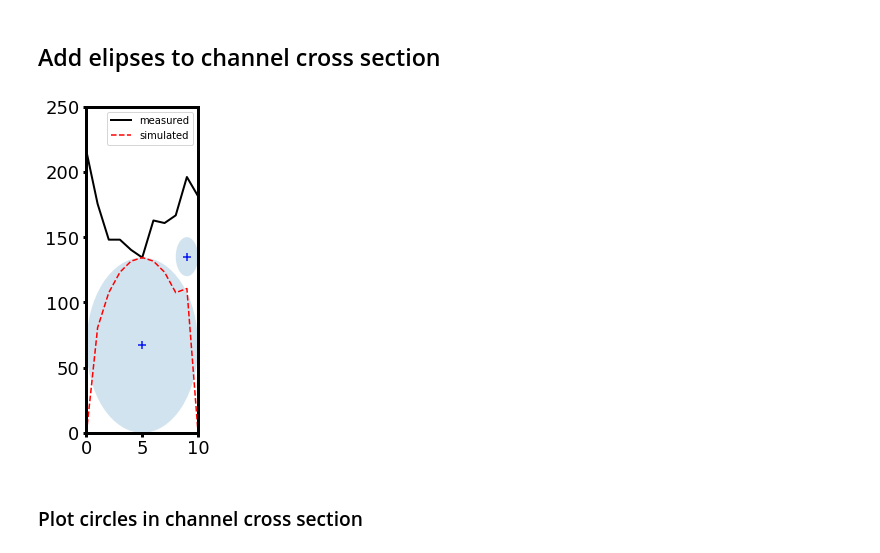
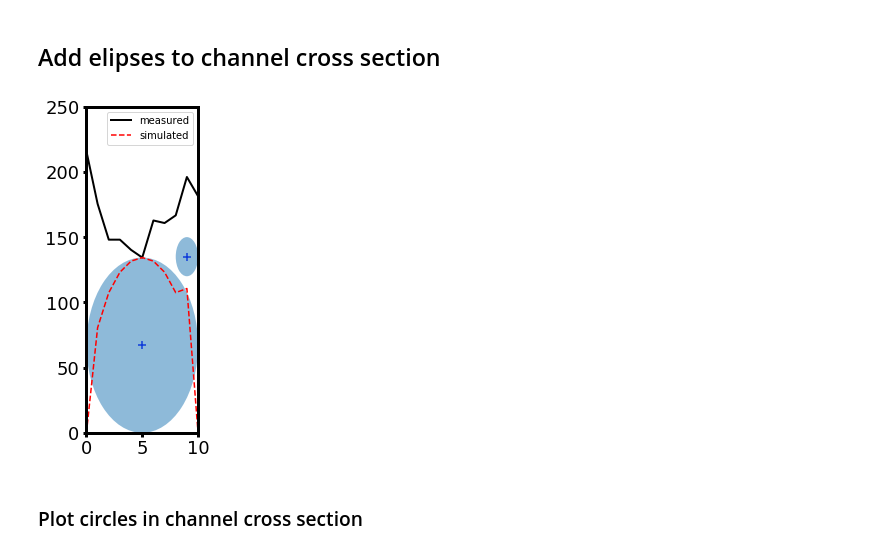
Before and after one commit to ericmuckley/fluid_channel_modeling, a Jupyter notebook: channel_modeling_disks.ipynb, the cells around one changed output. Drawn from its saved outputs; the diff is of its cells as text; code cells hidden in the pictures.

```diff
--- a/channel_modeling_disks.ipynb
+++ b/channel_modeling_disks.ipynb
@@ -302,7 +302,7 @@ bub = {
     'verts': []}
 
 # create initial ellipse
-ellipse_object = patches.Ellipse(bub['c'][0], bub['w'][0], bub['h'][0], alpha=0.2)
+ellipse_object = patches.Ellipse(bub['c'][0], bub['w'][0], bub['h'][0], alpha=0.5)
 ellipse_vertices = get_ellipse_vertices(ellipse_object)
 bub['verts'].append(ellipse_vertices)
 # create simulated cross section to hold ellipse cross sections and plot it
@@ -321,37 +321,38 @@ ax.plot(cs[:,0], cs[:,1], lw=2, c='k', label='measured')
 residual = np.column_stack((cs[:, 0], cs[:,1]-sim_cs))
 
 
 
 # create new bubbles
 for c in range(1,2):
 
     # calculate residual between measured and simulated cross sections
     residual = np.column_stack((cs[:, 0], cs[:,1]-sim_cs))
 
     # geenrate new bubble
     new_c, new_w, new_h = [9, 135], 2, 30
 
-
     bub['c'].append(new_c)
     bub['w'].append(new_w)
     bub['h'].append(new_h)
 
-    # add ellipse cross section to total simulated cross section and plot
+    # add ellipse cross section to total simulated cross section
     sim_cs += ellipse_integral(cs[:,0], bub['c'][c][0], bub['w'][c], bub['h'][c])
-    ellipse_object = patches.Ellipse(bub['c'][c], bub['w'][c], bub['h'][c], alpha=0.2)
+
+    # plot new ellipse
+    ellipse_object = patches.Ellipse(bub['c'][c], bub['w'][c], bub['h'][c], alpha=0.5)
     ellipse_vetices = get_ellipse_vertices(ellipse_object)
     ax.add_patch(ellipse_object)
     ax.scatter(*bub['c'][c], marker='+', s=80, c='b')
 
 # plot simulated void fraction cross section
 ax.plot(cs[:, 0], sim_cs, c='r', linestyle='--', label='simulated')
 plt.xlim([cs[0,0], cs[-1,0]])
 plt.ylim([0, data['d_um']])
 fig.set_size_inches(2, 6)
 plt.legend()
 plt.show()
 # %% [output]
-[figure, old version]
+[figure, new version]
 # %%
 ellipse = patches.Ellipse(bub['c'][0], bub['w'][0], bub['h'][0], alpha=0.2)
 
```
